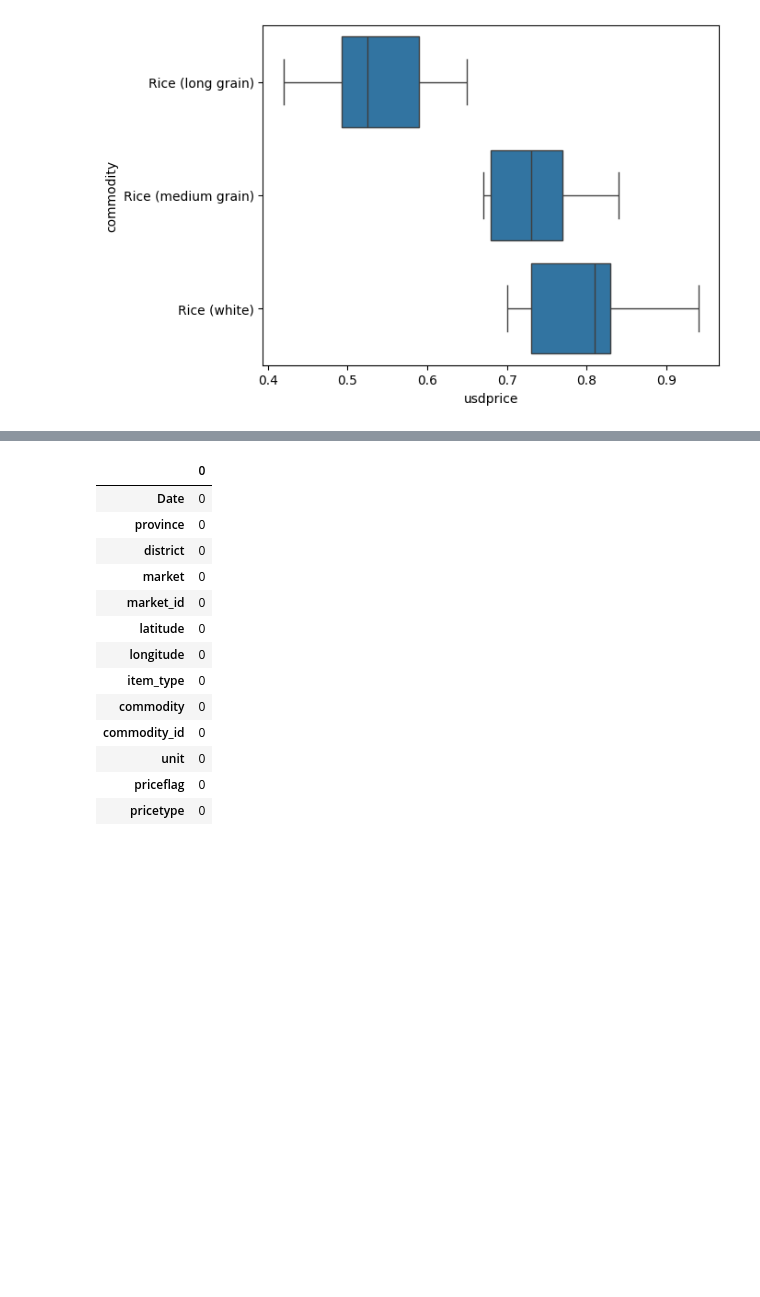
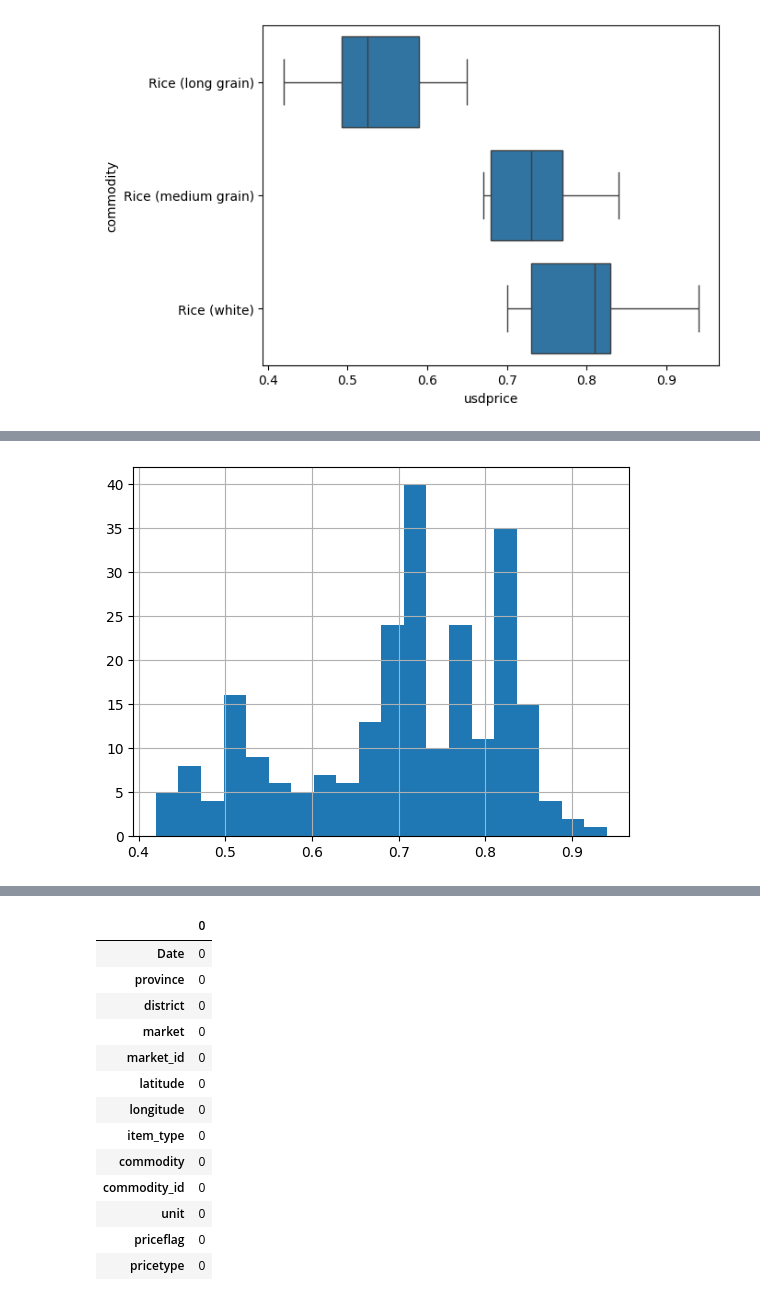
Before and after one commit to DVIlangamge/FYP--Rice-Price-Volatility-Analysis-and-Forecasting, a Jupyter notebook: FYP_Rice_price_predictions.ipynb, the cells around one changed output, grey strips where cells are left out. Cells and saved outputs as stored; diff of their text form; code cells hidden in the pictures; blank space fills up the shorter version.

```diff
--- a/FYP_Rice_price_predictions.ipynb
+++ b/FYP_Rice_price_predictions.ipynb
@@ -236,0 +244,5 @@ sns.boxplot(data=filtered_pricelist, x="usdprice", y="commodity")
+# %%
+filtered_pricelist["usdprice"].hist(bins=20)
+plt.show()
+# %% [output]
+[figure, added]
```
Also changed, not shown: parts of 59 cells of this notebook.
